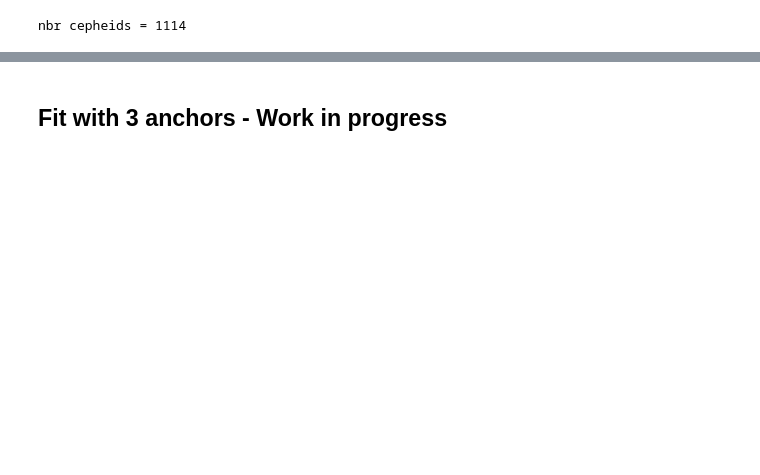
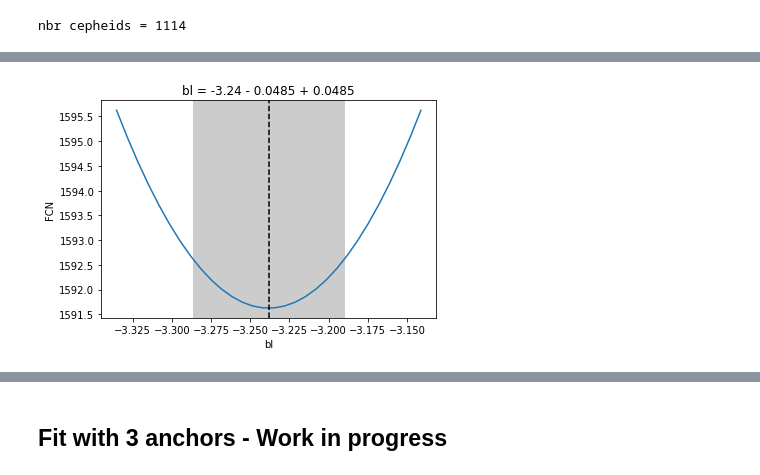
Before and after one commit to bastiencarreres/H0_work, a Jupyter notebook: H0_meas_R16.ipynb, the cells around one changed output, grey strips where cells are left out. Drawn from its saved outputs; the diff is of its cells as text; code cells hidden in the pictures; blank space fills up the shorter version.

```diff
--- a/H0_meas_R16.ipynb
+++ b/H0_meas_R16.ipynb
@@ -599,0 +894,4 @@ print(f'chi2={chimin_doub.fval/(np.size(y)-np.size(res))}')
+# %%
+chimin_doub.draw_mnprofile('bl');
+# %% [output]
+[figure, added]
```
Also changed, not shown: parts of 61 cells of this notebook, 1 other file.
